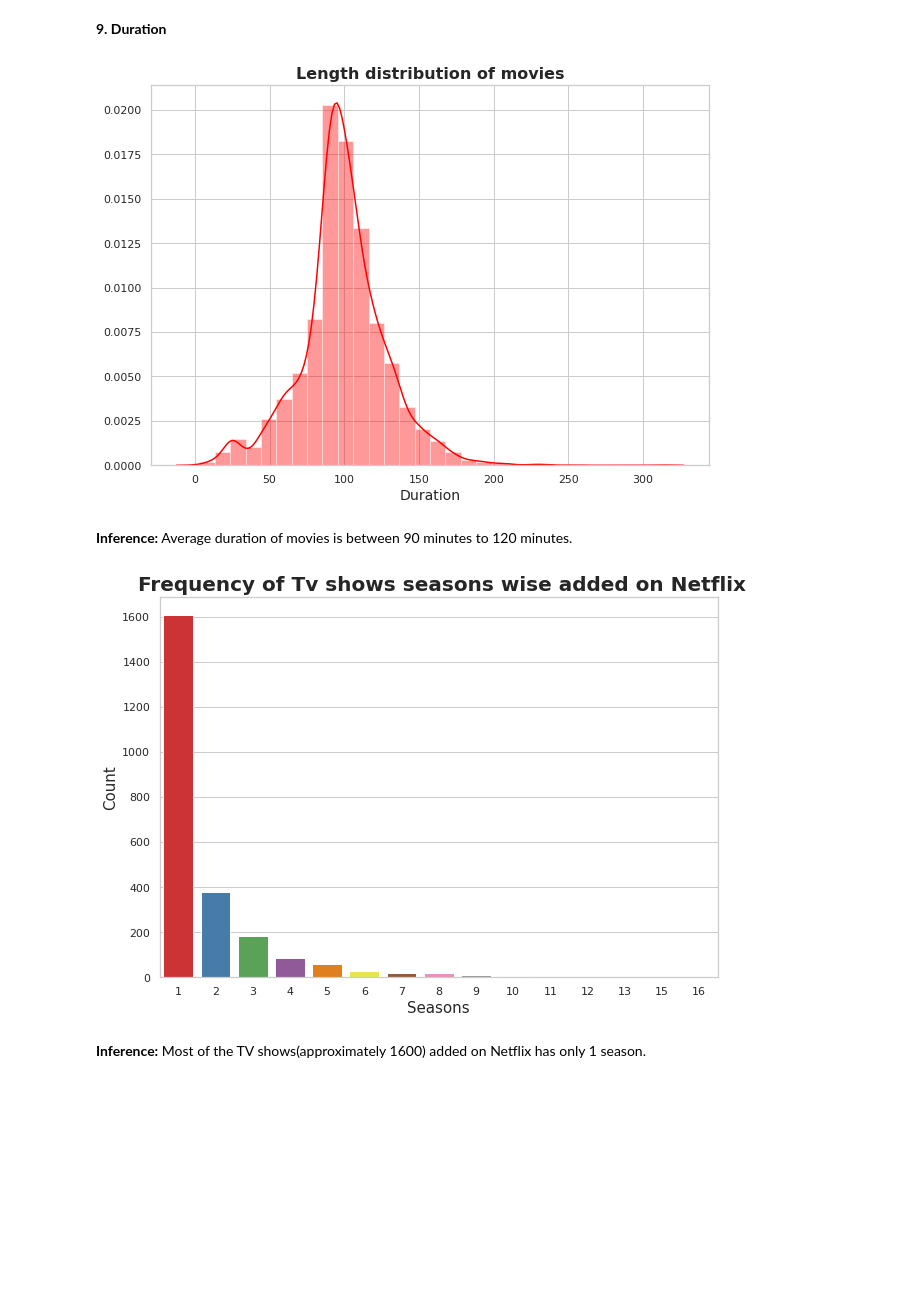
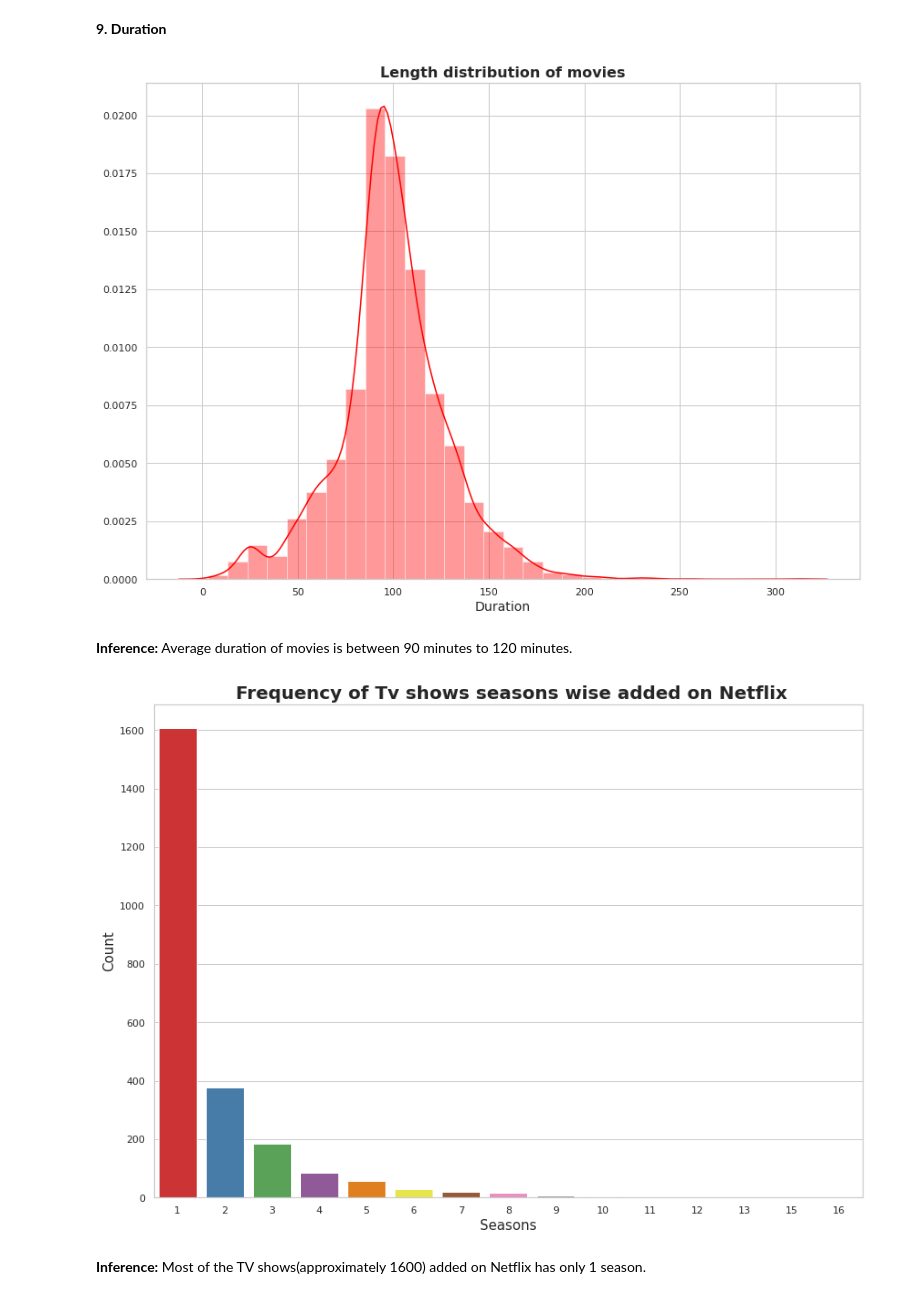
Before and after one commit to shubham-bhadouria/Netflix-Movies-and-TV-shows-clustering, a Jupyter notebook: Netflix_movies_and_TV_show_clustering.ipynb, the cells around one changed output. Cells and saved outputs as stored; diff of their text form; code cells hidden in the pictures; blank space fills up the shorter version.

```diff
--- a/Netflix_movies_and_TV_show_clustering.ipynb
+++ b/Netflix_movies_and_TV_show_clustering.ipynb
@@ -436,22 +440,26 @@ Netflix_movies['duration']= Netflix_movies['duration'].astype(str).astype(int)
 Netflix_shows['duration']= Netflix_shows['duration'].astype(str).astype(int)       # converting duration data type from object to integer type
 # %%
 # Length distribution of movies
+
+plt.figure(figsize=(14,10))
 sns.distplot(Netflix_movies['duration'], bins=30,color='Red').set(ylabel=None)
 plt.title('Length distribution of movies', fontsize=16,fontweight="bold")
 plt.xlabel('Duration', fontsize=14)
 plt.show()
 # %% [output]
-[figure, old version]
+[figure, new version]
 # %% [markdown]
 **Inference:** Average duration of movies is between 90 minutes to 120 minutes.
 # %%
 # Frequency of Tv shows seasons wise added on Netflix
+
+plt.figure(figsize=(14,10))
 sns.countplot(x='duration',data= Netflix_shows,palette="Set1")
 plt.title(' Frequency of Tv shows seasons wise added on Netflix',fontsize = 20,fontweight="bold")
 plt.xlabel('Seasons', fontsize = 15)
 plt.ylabel('Count', fontsize = 15)
 plt.show()
 # %% [output]
-[figure, old version]
+[figure, new version]
 # %% [markdown]
 **Inference:** Most of the TV shows(approximately 1600) added on Netflix has only 1 season.
```
Also changed, not shown: parts of 11 cells of this notebook.
